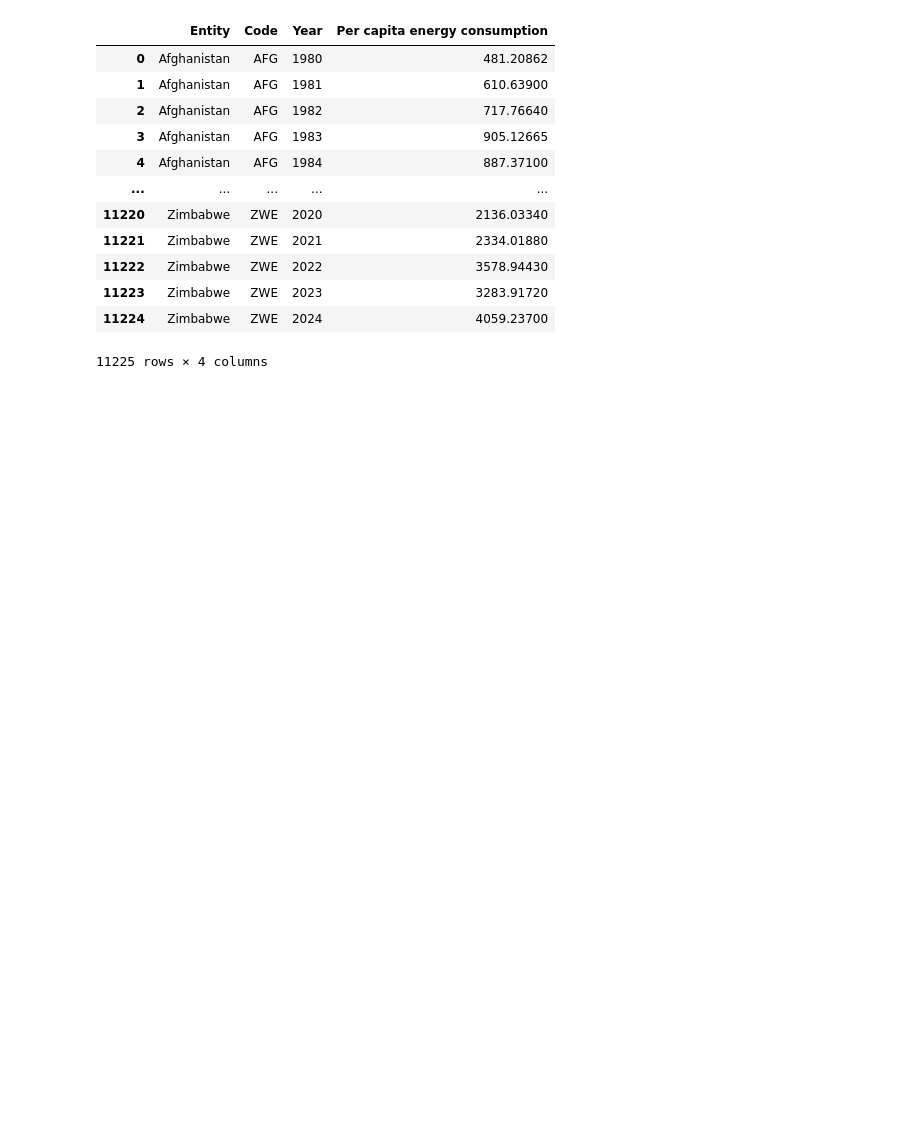
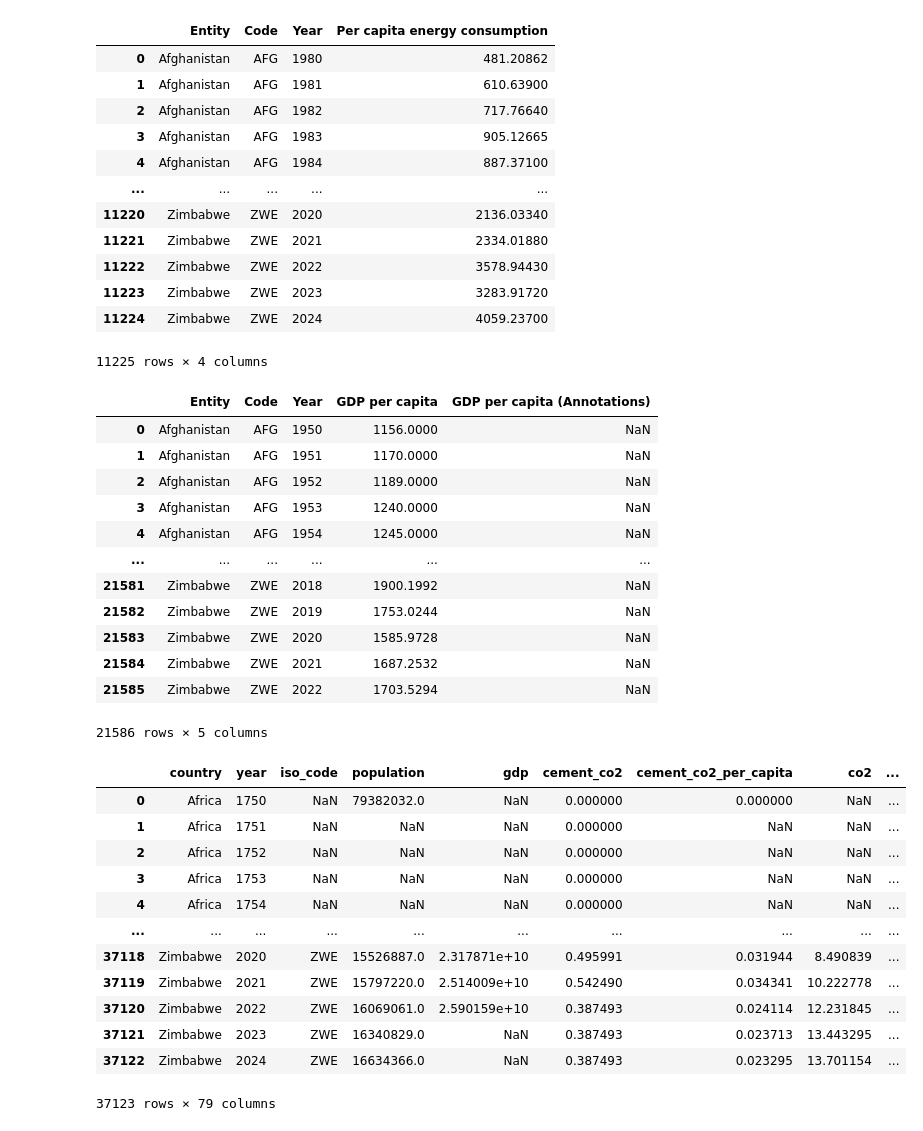
Before and after one commit to annievdv/Annie_opdracht, a Jupyter notebook: Untitled8.ipynb, the cells around one changed output. Cells and saved outputs as stored; diff of their text form; code cells hidden in the pictures; blank space fills up the shorter version.

```diff
--- a/Untitled8.ipynb
+++ b/Untitled8.ipynb
@@ -1,32 +1,57 @@
 # %% [markdown]
 <a href="https://colab.research.google.com/github/annievdv/Annie_opdracht/blob/main/Untitled8.ipynb" target="_parent"><img src="https://colab.research.google.com/assets/colab-badge.svg" alt="Open In Colab"/></a>
-# %%
-import numpy as np
-import pandas as pd
-from google.colab import files
-
-#print("Please upload the file now. A file browser window will appear.")
-#uploaded = files.upload()
-
-# Assuming the correct file was uploaded, it will now be in the /content/ directory.
-# The existing path for pd.read_csv should work after the upload.
-df=pd.read_csv('https://raw.githubusercontent.com/annievdv/Annie_opdracht/refs/heads/main/per-capita-energy-use.csv')
-
-display(df)
-# %% [output]
-|  | Entity | Code | Year | Per capita energy consumption |
-| 0 | Afghanistan | AFG | 1980 | 481.20862 |
-| 1 | Afghanistan | AFG | 1981 | 610.63900 |
-| 2 | Afghanistan | AFG | 1982 | 717.76640 |
-| 3 | Afghanistan | AFG | 1983 | 905.12665 |
-| 4 | Afghanistan | AFG | 1984 | 887.37100 |
-| ... | ... | ... | ... | ... |
-| 11220 | Zimbabwe | ZWE | 2020 | 2136.03340 |
-| 11221 | Zimbabwe | ZWE | 2021 | 2334.01880 |
-| 11222 | Zimbabwe | ZWE | 2022 | 3578.94430 |
-| 11223 | Zimbabwe | ZWE | 2023 | 3283.91720 |
-| 11224 | Zimbabwe | ZWE | 2024 | 4059.23700 |
-11225 rows × 4 columns
+# %%
+import numpy as np
+import pandas as pd
+from google.colab import files
+
+df_energy=pd.read_csv('https://raw.githubusercontent.com/annievdv/Annie_opdracht/refs/heads/main/per-capita-energy-use.csv')
+df_gdp=pd.read_csv('https://raw.githubusercontent.com/annievdv/Annie_opdracht/refs/heads/main/gdp-per-capita-maddison-project-database.csv')
+df_co2=pd.read_csv('https://raw.githubusercontent.com/annievdv/Annie_opdracht/refs/heads/main/owid-co2-data.csv')
+
+display(df_energy)
+display(df_gdp)
+display(df_co2)
+# %% [output]
+|  | Entity | Code | Year | Per capita energy consumption |
+| 0 | Afghanistan | AFG | 1980 | 481.20862 |
+| 1 | Afghanistan | AFG | 1981 | 610.63900 |
+| 2 | Afghanistan | AFG | 1982 | 717.76640 |
+| 3 | Afghanistan | AFG | 1983 | 905.12665 |
+| 4 | Afghanistan | AFG | 1984 | 887.37100 |
+| ... | ... | ... | ... | ... |
+| 11220 | Zimbabwe | ZWE | 2020 | 2136.03340 |
+| 11221 | Zimbabwe | ZWE | 2021 | 2334.01880 |
+| 11222 | Zimbabwe | ZWE | 2022 | 3578.94430 |
+| 11223 | Zimbabwe | ZWE | 2023 | 3283.91720 |
+| 11224 | Zimbabwe | ZWE | 2024 | 4059.23700 |
+11225 rows × 4 columns
+|  | Entity | Code | Year | GDP per capita | GDP per capita (Annotations) |
+| 0 | Afghanistan | AFG | 1950 | 1156.0000 | NaN |
+| 1 | Afghanistan | AFG | 1951 | 1170.0000 | NaN |
+| 2 | Afghanistan | AFG | 1952 | 1189.0000 | NaN |
+| 3 | Afghanistan | AFG | 1953 | 1240.0000 | NaN |
+| 4 | Afghanistan | AFG | 1954 | 1245.0000 | NaN |
+| ... | ... | ... | ... | ... | ... |
+| 21581 | Zimbabwe | ZWE | 2018 | 1900.1992 | NaN |
+| 21582 | Zimbabwe | ZWE | 2019 | 1753.0244 | NaN |
+| 21583 | Zimbabwe | ZWE | 2020 | 1585.9728 | NaN |
+| 21584 | Zimbabwe | ZWE | 2021 | 1687.2532 | NaN |
+| 21585 | Zimbabwe | ZWE | 2022 | 1703.5294 | NaN |
+21586 rows × 5 columns
+|  | country | year | iso_code | population | gdp | cement_co2 | cement_co2_per_capita | co2 | ... |
+| 0 | Africa | 1750 | NaN | 79382032.0 | NaN | 0.000000 | 0.000000 | NaN | ... |
+| 1 | Africa | 1751 | NaN | NaN | NaN | 0.000000 | NaN | NaN | ... |
+| 2 | Africa | 1752 | NaN | NaN | NaN | 0.000000 | NaN | NaN | ... |
+| 3 | Africa | 1753 | NaN | NaN | NaN | 0.000000 | NaN | NaN | ... |
+| 4 | Africa | 1754 | NaN | NaN | NaN | 0.000000 | NaN | NaN | ... |
+| ... | ... | ... | ... | ... | ... | ... | ... | ... | ... |
+| 37118 | Zimbabwe | 2020 | ZWE | 15526887.0 | 2.317871e+10 | 0.495991 | 0.031944 | 8.490839 | ... |
+| 37119 | Zimbabwe | 2021 | ZWE | 15797220.0 | 2.514009e+10 | 0.542490 | 0.034341 | 10.222778 | ... |
+| 37120 | Zimbabwe | 2022 | ZWE | 16069061.0 | 2.590159e+10 | 0.387493 | 0.024114 | 12.231845 | ... |
+| 37121 | Zimbabwe | 2023 | ZWE | 16340829.0 | NaN | 0.387493 | 0.023713 | 13.443295 | ... |
+| 37122 | Zimbabwe | 2024 | ZWE | 16634366.0 | NaN | 0.387493 | 0.023295 | 13.701154 | ... |
+37123 rows × 79 columns
 # %%
 import matplotlib.pyplot as plt
 
```
Also changed, not shown: parts of 1 cell of this notebook.
